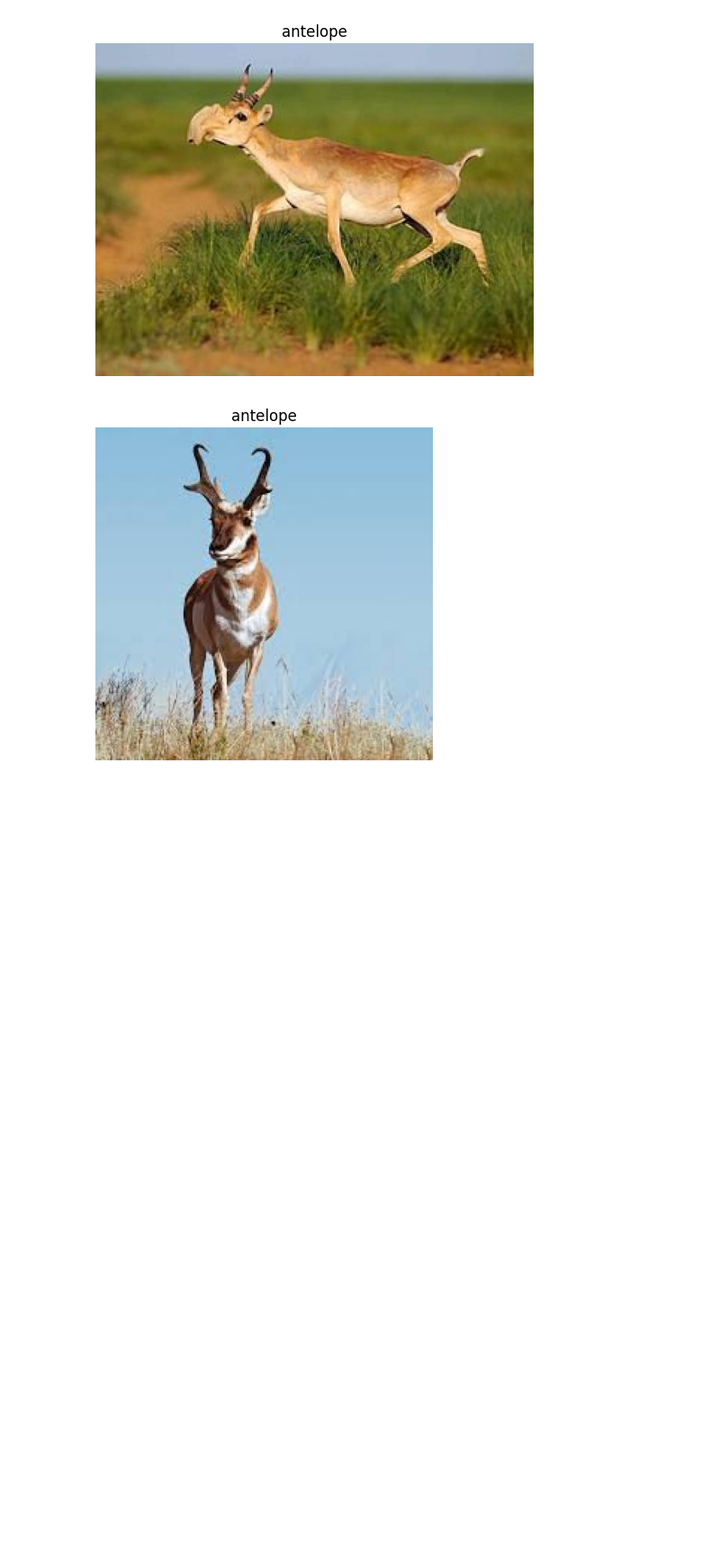
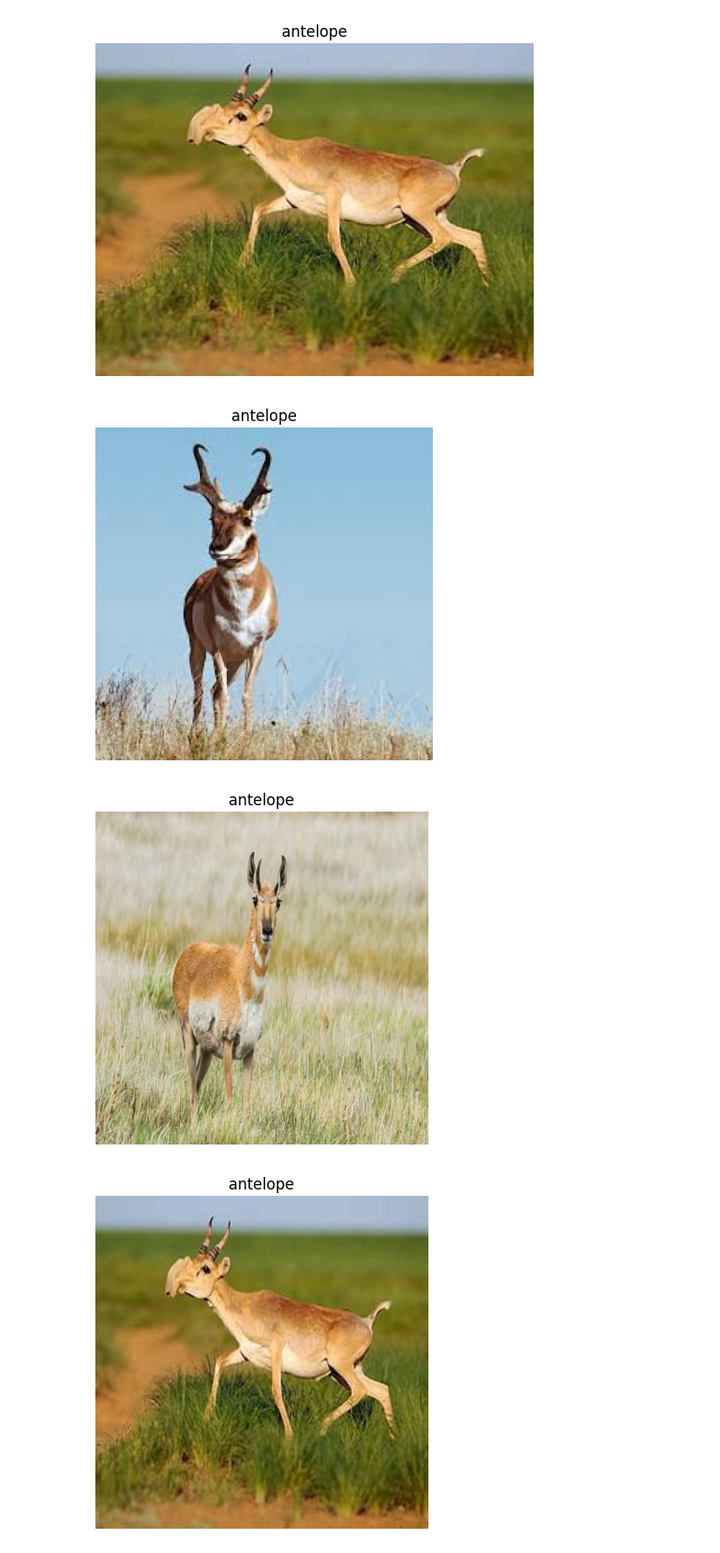
Before and after one commit to Miczel00/ZUM_Project, a Jupyter notebook: Data_cleaning.ipynb, the cells around one changed output. Shown at 90% size. Saved outputs shown, nothing was run; the diff lists cells and outputs as text; code cells hidden in the pictures; blank space fills up the shorter version.

Commit message:
Add images rescaling and normalization

```diff
--- a/Data_cleaning.ipynb
+++ b/Data_cleaning.ipynb
@@ -173,3 +177,22 @@ for i, img_info in enumerate(imgs):
 [figure]
 [figure]
 [figure]
+# %%
+# Wyświetlanie wybranych zdjęć po próbnym ujednoliceniu rozmiaru i normalizacji wartości pikseli
+x = 3
+imgs = df['image'][:x]
+labels = df['label'][:x]
+
+for i, img_info in enumerate(imgs):
+    image_path = img_info['path']
+    image = Image.open(image_path)
+    image = image.resize((500, 500))
+    pixels = np.asarray(image).astype('float32') / 255.0
+    plt.figure()
+    plt.imshow(image)
+    plt.title(labels[i])
+    plt.axis('off')
+    plt.show()
+# %% [output]
+[figure, added]
+[figure, added]
```
Also changed, not shown: parts of 16 cells of this notebook, 1 other file.
